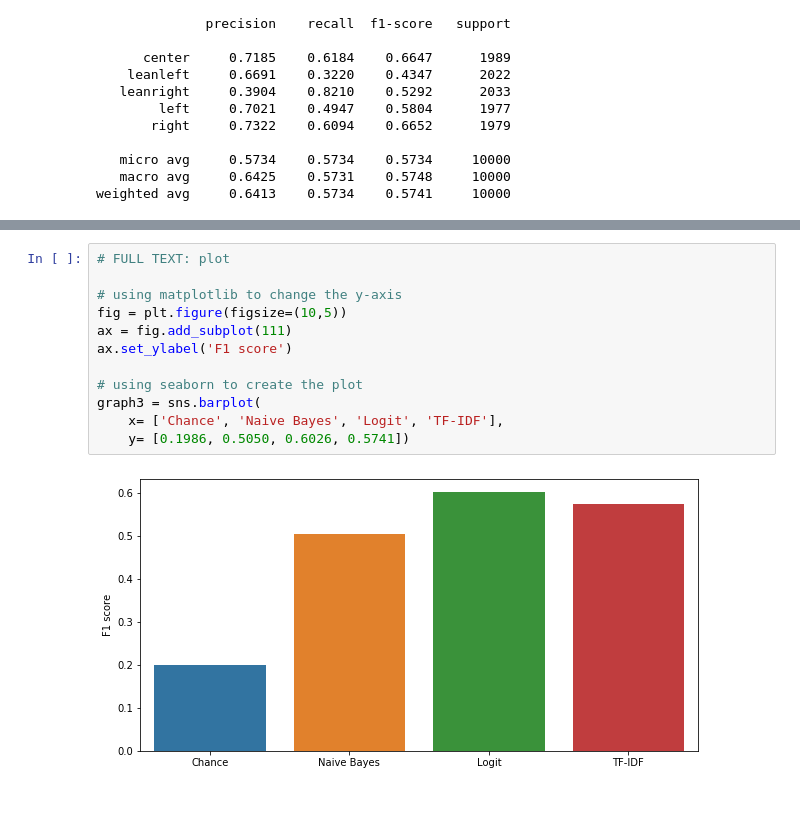
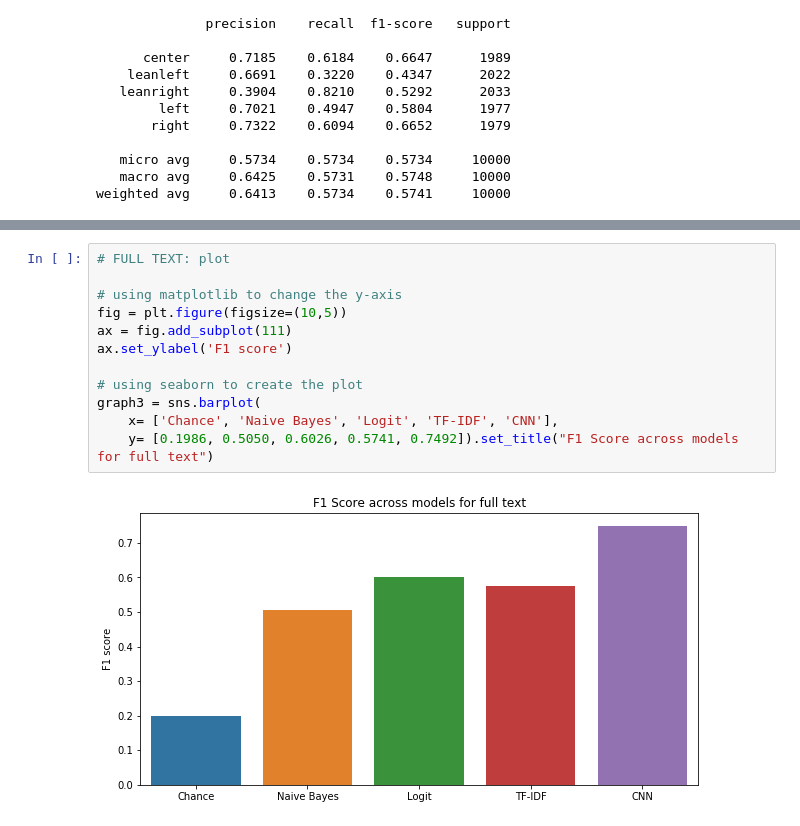
Before and after one commit to allisonkoh/e1291-news-analysis, a Jupyter notebook: baseline_metrics.ipynb, the cells around one changed output, grey strips where cells are left out. Cells and saved outputs as stored; diff of their text form.

```diff
--- a/baseline_metrics.ipynb
+++ b/baseline_metrics.ipynb
@@ -389,14 +468,14 @@ graph2 = sns.barplot(
 # %%
 # FULL TEXT: plot
 
 # using matplotlib to change the y-axis
 fig = plt.figure(figsize=(10,5))
 ax = fig.add_subplot(111)
 ax.set_ylabel('F1 score')
 
 # using seaborn to create the plot
 graph3 = sns.barplot(
-    x= ['Chance', 'Naive Bayes', 'Logit', 'TF-IDF'],
-    y= [0.1986, 0.5050, 0.6026, 0.5741])
+    x= ['Chance', 'Naive Bayes', 'Logit', 'TF-IDF', 'CNN'],
+    y= [0.1986, 0.5050, 0.6026, 0.5741, 0.7492]).set_title("F1 Score across models for full text")
 # %% [output]
-[figure, old version]
+[figure, new version]
```
Also changed, not shown: parts of 9 cells of this notebook.
